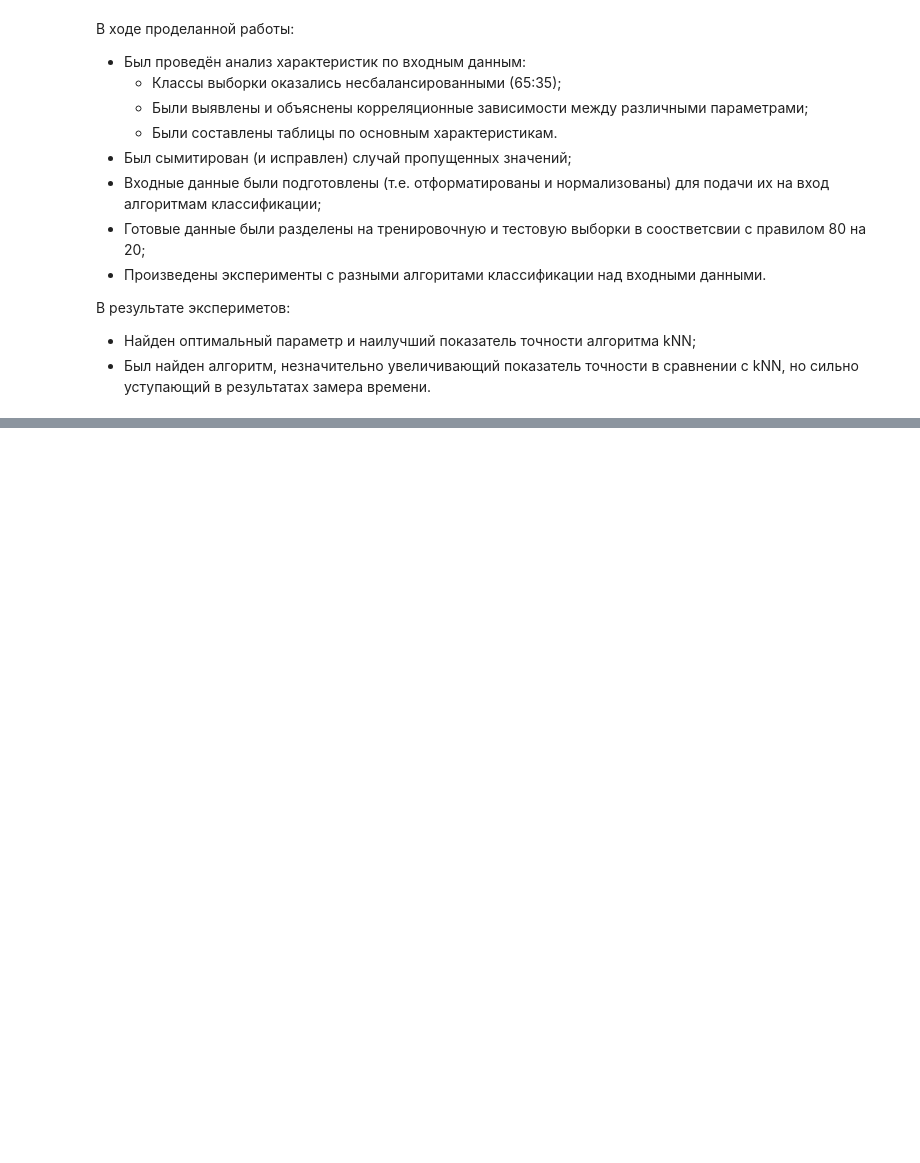
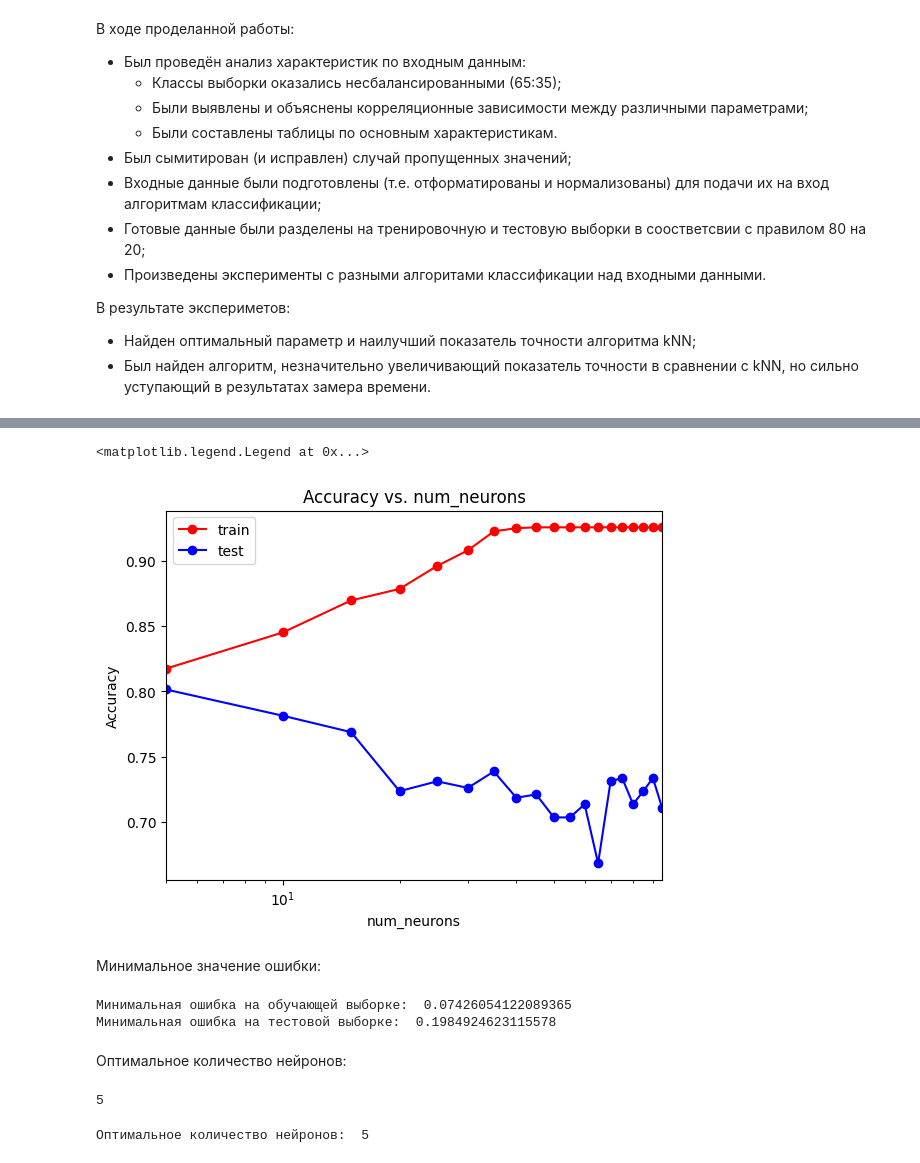
Before and after one commit to megarungle/ml_2022, a Jupyter notebook: MLlab.ipynb, the cells around one changed output, grey strips where cells are left out. Drawn from its saved outputs; the diff is of its cells as text; code cells hidden in the pictures; blank space fills up the shorter version.

```diff
--- a/MLlab.ipynb
+++ b/MLlab.ipynb
@@ -569,0 +635,32 @@ Wall time: 21 ms
+# %%
+plt.semilogx(neurons, train_acc, 'r-o', label = 'train')
+plt.semilogx(neurons, test_acc, 'b-o', label = 'test')
+plt.xlim([np.min(neurons), np.max(neurons)])
+plt.title('Accuracy vs. num_neurons')
+plt.xlabel('num_neurons')
+plt.ylabel('Accuracy')
+plt.legend()
+# %% [output]
+<matplotlib.legend.Legend at 0x...>
+[figure, added]
+# %% [markdown]
+Минимальное значение ошибки:
+# %%
+min_train_err = np.min(train_err)
+min_test_err = np.min(test_err)
+print("Минимальная ошибка на обучающей выборке: ", min_train_err)
+print("Минимальная ошибка на тестовой выборке: ", min_test_err)
+# %% [output]
+Минимальная ошибка на обучающей выборке:  0.07426054122089365
+Минимальная ошибка на тестовой выборке:  0.1984924623115578
+# %% [markdown]
+Оптимальное количество нейронов:
+# %%
+n_opt = neurons[np.argmin(test_err)]
+print(n_opt)
+# %% [output]
+5
+# %%
+print("Оптимальное количество нейронов: ", n_opt)
+# %% [output]
+Оптимальное количество нейронов:  5
```
Also changed, not shown: parts of 42 cells of this notebook.
